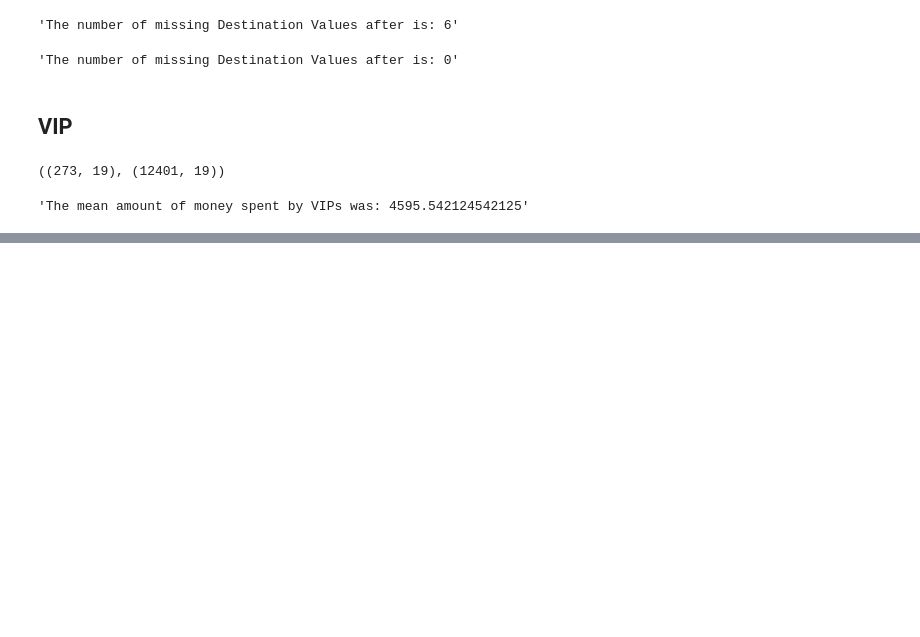
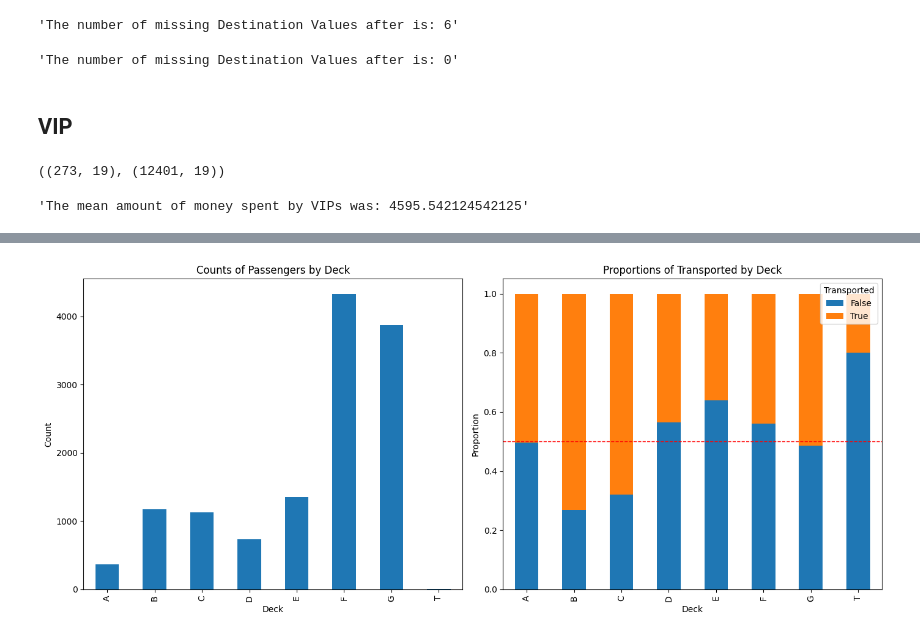
Before and after one commit to BigEd12/Spaceship-Titanic, a Jupyter notebook: notebooks/data_preproc/data_preproc_2.ipynb, the cells around one changed output, grey strips where cells are left out. Saved outputs shown, nothing was run; the diff lists cells and outputs as text; code cells hidden in the pictures; blank space fills up the shorter version.

Commit message:
Add Deck and Side to nb

```diff
--- a/notebooks/data_preproc/data_preproc_2.ipynb
+++ b/notebooks/data_preproc/data_preproc_2.ipynb
@@ -175,0 +150,4 @@ dtype: int64
+# %%
+df[['Deck', 'Num', 'Side']] = df['Cabin'].str.split('/', expand=True)
+
+df.head(3)
@@ -175,0 +201,25 @@ dtype: int64
+# %%
+deck_transport = df.groupby(['Deck', 'Transported']).size().unstack(fill_value=0)
+
+deck_transport_norm = deck_transport.div(deck_transport.sum(axis=1), axis=0)
+
+fig, ax = plt.subplots(1, 2, figsize=(14, 6))
+
+deck_counts = df['Deck'].value_counts().sort_index()
+deck_counts.plot(kind='bar', ax=ax[0])
+ax[0].set_title('Counts of Passengers by Deck')
+ax[0].set_xlabel('Deck')
+ax[0].set_ylabel('Count')
+
+deck_transport_norm.plot(kind='bar', stacked=True, ax=ax[1])
+ax[1].set_title('Proportions of Transported by Deck')
+ax[1].set_xlabel('Deck')
+ax[1].set_ylabel('Proportion')
+ax[1].legend(title='Transported')
+
+ax[1].axhline(0.5, color='red', linestyle='--', linewidth=1)
+
+plt.tight_layout()
+plt.show()
+# %% [output]
+[figure, added]
```
Also changed, not shown: parts of 17 cells of this notebook.
